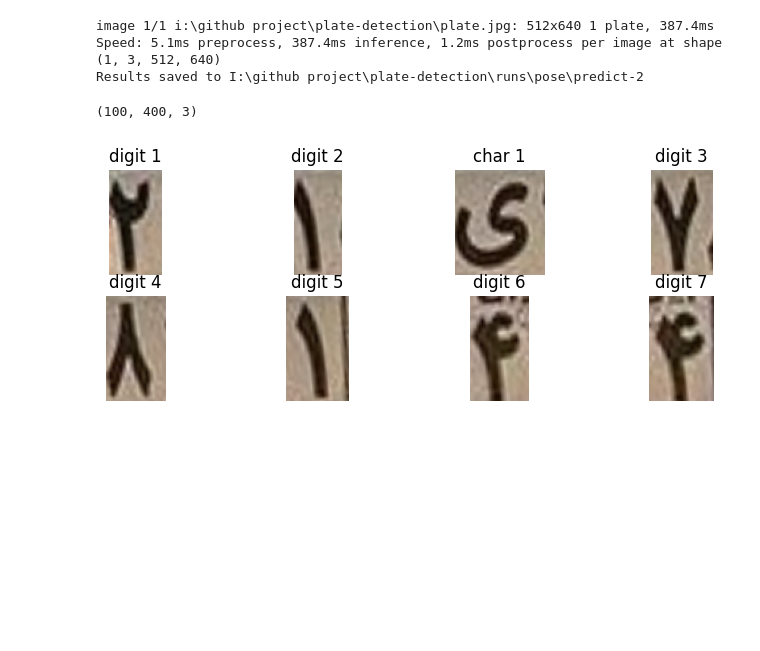
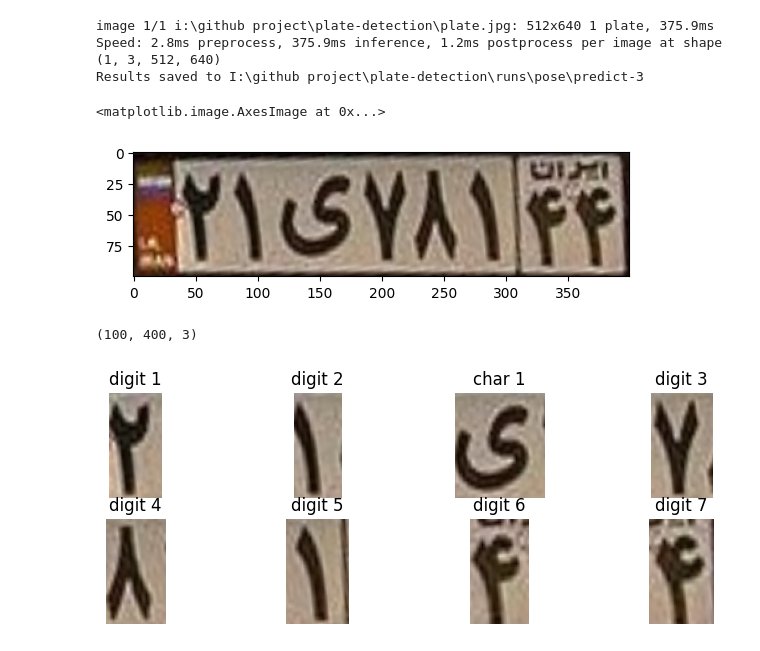
Before and after one commit to mohammadaleee/plate-detection, a Jupyter notebook: plat-detection.ipynb, the cells around one changed output. Cells and saved outputs as stored; diff of their text form; code cells hidden in the pictures; blank space fills up the shorter version.

```diff
--- a/plat-detection.ipynb
+++ b/plat-detection.ipynb
@@ -10,7 +10,7 @@ from PIL import Image
 import torchvision.transforms as transforms
 import sqlite3
 # %%
-model_path = "license_plate_keypoint.pt"
+model_path = "models\license_plate_keypoint.pt"
 # %%
 picture = "plate.jpg"
 corner_model = YOLO(model_path)
@@ -20,9 +20,9 @@ results = corner_model.predict(
 points = results[0].keypoints.xy[0].numpy()
 src = np.ascontiguousarray(points[[0, 1, 2, 3]], dtype=np.float32)
 # %% [output]
-image 1/1 i:\github project\plate-detection\plate.jpg: 512x640 1 plate, 387.4ms
-Speed: 5.1ms preprocess, 387.4ms inference, 1.2ms postprocess per image at shape (1, 3, 512, 640)
-Results saved to I:\github project\plate-detection\runs\pose\predict-2
+image 1/1 i:\github project\plate-detection\plate.jpg: 512x640 1 plate, 375.9ms
+Speed: 2.8ms preprocess, 375.9ms inference, 1.2ms postprocess per image at shape (1, 3, 512, 640)
+Results saved to I:\github project\plate-detection\runs\pose\predict-3
 # %%
 dst = np.array([
     [0, 0],       # top-left
@@ -41,3 +38,8 @@ cv2.destroyAllWindows()
+# %%
+plt.imshow(straight_plate)
+# %% [output]
+<matplotlib.image.AxesImage at 0x...>
+[figure, added]
 # %%
 h = straight_plate.shape[0]
 w = straight_plate.shape[1]
```
Also changed, not shown: parts of 2 cells of this notebook, 2 other files.
